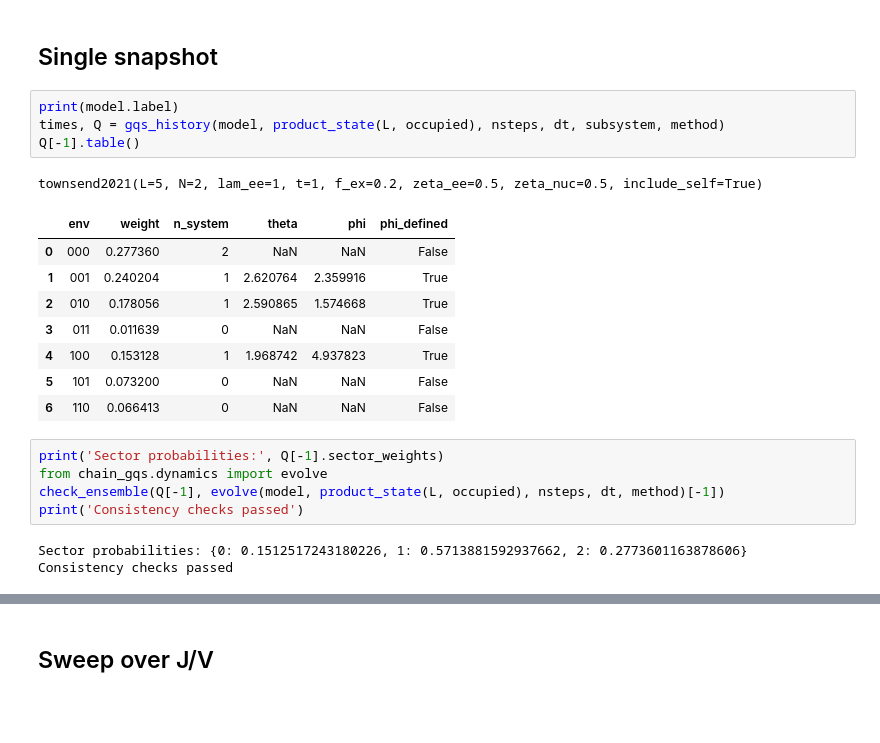
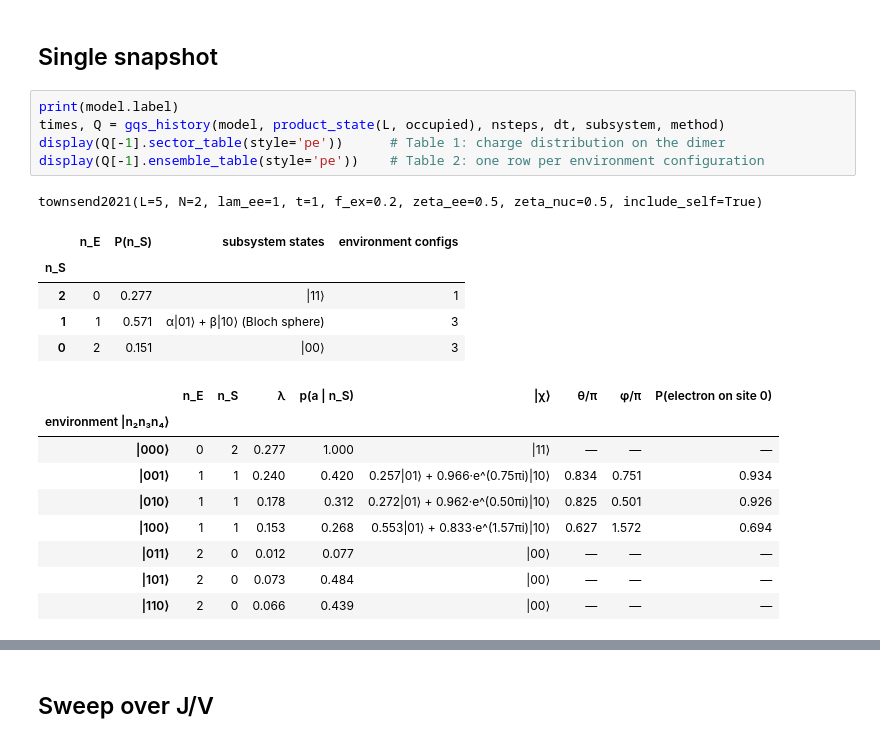
Before and after one commit to Kommmi/Chain_GQS, a Jupyter notebook: gqs_interaction_sweep.ipynb, the cells around one changed output, grey strips where cells are left out. Cells and saved outputs as stored; diff of their text form; blank space fills up the shorter version.

```diff
--- a/gqs_interaction_sweep.ipynb
+++ b/gqs_interaction_sweep.ipynb
@@ -51,22 +51,21 @@ sweep = dict(lam_ee=[0.5, 2.0, 10.0])
 # %%
 print(model.label)
 times, Q = gqs_history(model, product_state(L, occupied), nsteps, dt, subsystem, method)
-Q[-1].table()
+display(Q[-1].sector_table(style='pe'))      # Table 1: charge distribution on the dimer
+display(Q[-1].ensemble_table(style='pe'))    # Table 2: one row per environment configuration
 # %% [output]
 townsend2021(L=5, N=2, lam_ee=1, t=1, f_ex=0.2, zeta_ee=0.5, zeta_nuc=0.5, include_self=True)
-|  | env | weight | n_system | theta | phi | phi_defined |
-| 0 | 000 | 0.277360 | 2 | NaN | NaN | False |
-| 1 | 001 | 0.240204 | 1 | 2.620764 | 2.359916 | True |
-| 2 | 010 | 0.178056 | 1 | 2.590865 | 1.574668 | True |
-| 3 | 011 | 0.011639 | 0 | NaN | NaN | False |
-| 4 | 100 | 0.153128 | 1 | 1.968742 | 4.937823 | True |
-| 5 | 101 | 0.073200 | 0 | NaN | NaN | False |
-| 6 | 110 | 0.066413 | 0 | NaN | NaN | False |
+|  | n_E | P(n_S) | subsystem states | environment configs |
+| n_S |  |  |  |  |
+| 2 | 0 | 0.277 | |11⟩ | 1 |
+| 1 | 1 | 0.571 | α|01⟩ + β|10⟩ (Bloch sphere) | 3 |
+| 0 | 2 | 0.151 | |00⟩ | 3 |
+|  | n_E | n_S | λ | p(a | n_S) | |χ⟩ | θ/π | φ/π | P(electron on site 0) |
+| environment |n₂n₃n₄⟩ |  |  |  |  |  |  |  |  |
+| |000⟩ | 0 | 2 | 0.277 | 1.000 | |11⟩ | — | — | — |
+| |001⟩ | 1 | 1 | 0.240 | 0.420 | 0.257|01⟩ + 0.966·e^(0.75πi)|10⟩ | 0.834 | 0.751 | 0.934 |
+| |010⟩ | 1 | 1 | 0.178 | 0.312 | 0.272|01⟩ + 0.962·e^(0.50πi)|10⟩ | 0.825 | 0.501 | 0.926 |
+| |100⟩ | 1 | 1 | 0.153 | 0.268 | 0.553|01⟩ + 0.833·e^(1.57πi)|10⟩ | 0.627 | 1.572 | 0.694 |
+| |011⟩ | 2 | 0 | 0.012 | 0.077 | |00⟩ | — | — | — |
+| |101⟩ | 2 | 0 | 0.073 | 0.484 | |00⟩ | — | — | — |
+| |110⟩ | 2 | 0 | 0.066 | 0.439 | |00⟩ | — | — | — |
-# %%
-print('Sector probabilities:', Q[-1].sector_weights)
-from chain_gqs.dynamics import evolve
-check_ensemble(Q[-1], evolve(model, product_state(L, occupied), nsteps, dt, method)[-1])
-print('Consistency checks passed')
-# %% [output]
-Sector probabilities: {0: 0.1512517243180226, 1: 0.5713881592937662, 2: 0.2773601163878606}
-Consistency checks passed
```
Also changed, not shown: parts of 4 cells of this notebook.
